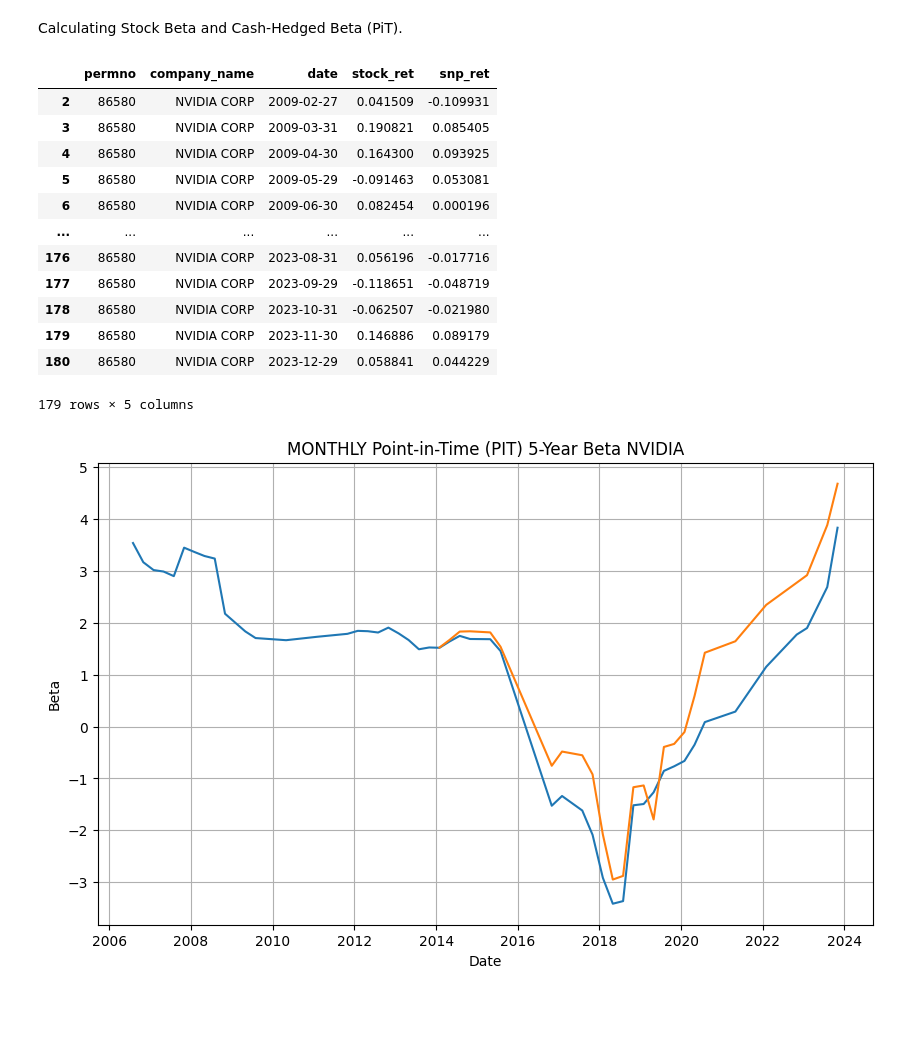
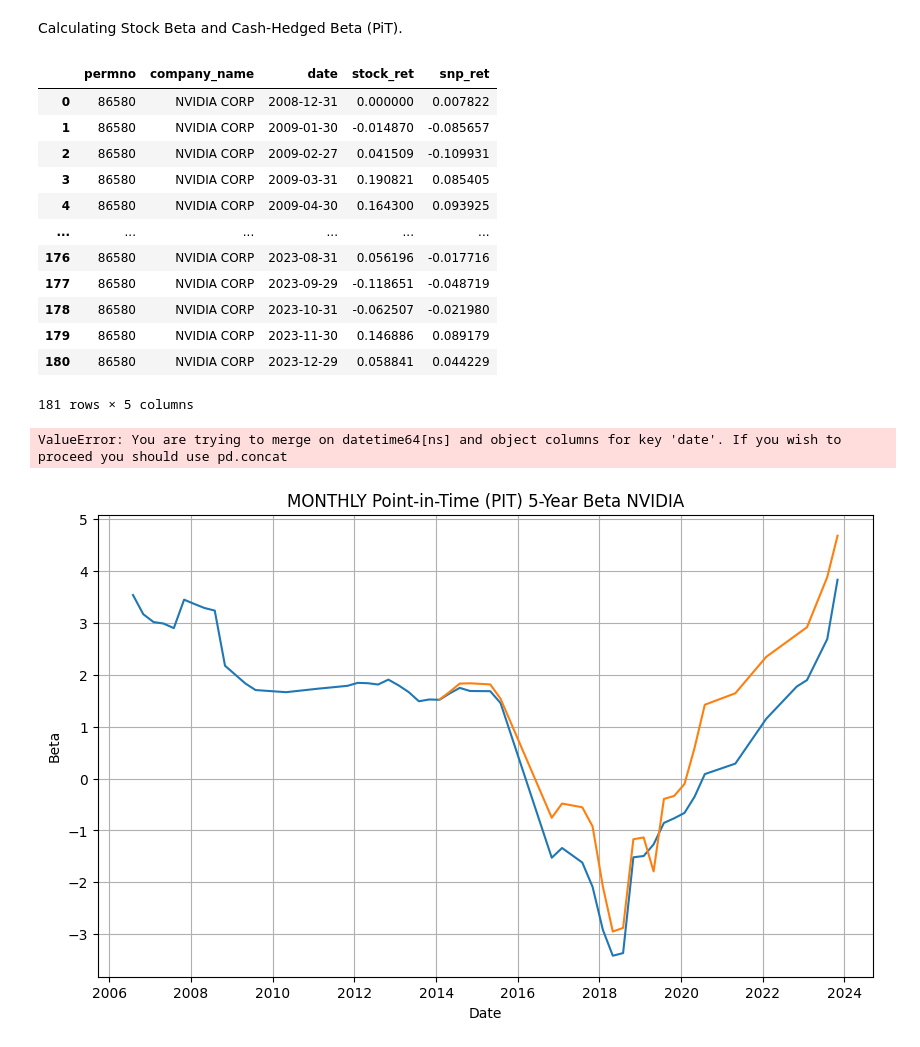
Before and after one commit to veervohra03/CashHedged, a Jupyter notebook: cashHedgedV2.ipynb, the cells around one changed output. Cells and saved outputs as stored; diff of their text form; code cells hidden in the pictures; blank space fills up the shorter version.

```diff
--- a/cashHedgedV2.ipynb
+++ b/cashHedgedV2.ipynb
@@ -375,55 +338,55 @@ SELECT cnums.permno, cnames.company_name, cnums.date, cnums.prc, cnums.cfacpr
 '''
 
 
 monthly = conn.raw_sql(monthly_comps)
 
 monthly['prc'] = (abs(monthly['prc']) / monthly['cfacpr'])
 
 monthly['date'] = pd.to_datetime(monthly['date'])
 
 monthly = monthly.sort_values(by=['permno', 'date'])
 monthly['stock_ret'] = monthly.groupby('permno')['prc'].pct_change(fill_method=None).fillna(0)
 
 monthly.drop(columns=['cfacpr', 'prc'], inplace=True)
 
 monthly_snp = '''
 SELECT date, sprtrn AS snp_ret
     FROM crsp.msi
     WHERE date BETWEEN '2008-12-25' AND '2023-12-29'
 
 '''
 
 sp = conn.raw_sql(monthly_snp)
 
 sp['date'] = pd.to_datetime(sp['date'])
 
 monthly_df = pd.merge(monthly, sp, on='date', how='inner')
 
-monthly_df = monthly_df.iloc[2:]
-
 monthly_df
 # %% [output]
 |  | permno | company_name | date | stock_ret | snp_ret |
+| 0 | 86580 | NVIDIA CORP | 2008-12-31 | 0.000000 | 0.007822 |
+| 1 | 86580 | NVIDIA CORP | 2009-01-30 | -0.014870 | -0.085657 |
 | 2 | 86580 | NVIDIA CORP | 2009-02-27 | 0.041509 | -0.109931 |
 | 3 | 86580 | NVIDIA CORP | 2009-03-31 | 0.190821 | 0.085405 |
 | 4 | 86580 | NVIDIA CORP | 2009-04-30 | 0.164300 | 0.093925 |
-| 5 | 86580 | NVIDIA CORP | 2009-05-29 | -0.091463 | 0.053081 |
-| 6 | 86580 | NVIDIA CORP | 2009-06-30 | 0.082454 | 0.000196 |
 | ... | ... | ... | ... | ... | ... |
 | 176 | 86580 | NVIDIA CORP | 2023-08-31 | 0.056196 | -0.017716 |
 | 177 | 86580 | NVIDIA CORP | 2023-09-29 | -0.118651 | -0.048719 |
 | 178 | 86580 | NVIDIA CORP | 2023-10-31 | -0.062507 | -0.021980 |
 | 179 | 86580 | NVIDIA CORP | 2023-11-30 | 0.146886 | 0.089179 |
 | 180 | 86580 | NVIDIA CORP | 2023-12-29 | 0.058841 | 0.044229 |
-179 rows × 5 columns
+181 rows × 5 columns
 # %%
 monthly_df = monthly_df.sort_values(by=['date'])
 # %%
 monthly_df['PIT_5Y_Beta'] = rolling_beta_grouped(monthly_df, 60).T
 # %%
 nvidia['date'] = pd.to_datetime(nvidia['date'])
-combined_data = pd.merge(nvidia, sp500_data, on='date', how='inner')
+combined_data = pd.merge(nvidia, snp_q, on='date', how='inner')
 combined_data.sort_values(by='date', inplace=True)
+# %% [output]
+ValueError: You are trying to merge on datetime64[ns] and object columns for key 'date'. If you wish to proceed you should use pd.concat
 # %%
 window_size = 20
 betas = []
```
Also changed, not shown: parts of 16 cells of this notebook.
